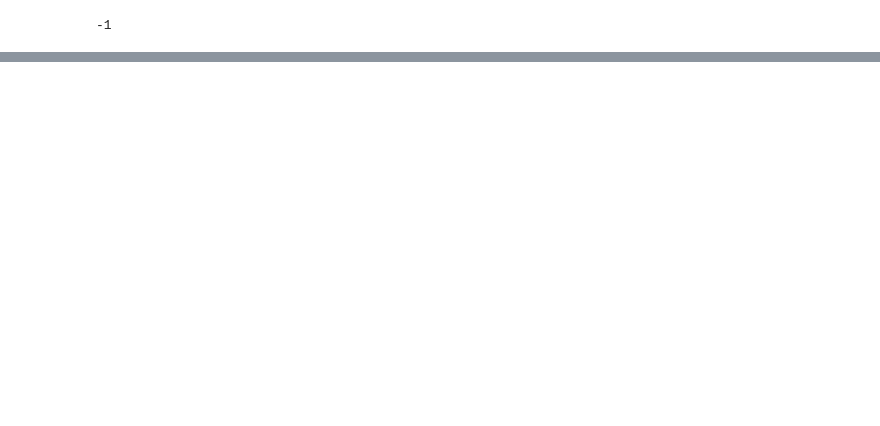
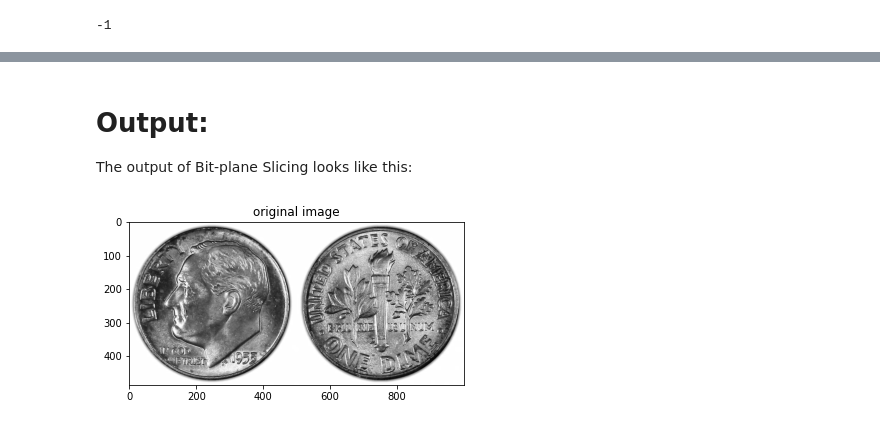
Before and after one commit to KhomZ/image-processing-and-pattern-recognition, a Jupyter notebook: IPPR/DIP/Bit-plane Slicing/bitplane-slicing.ipynb, the cells around one changed output, grey strips where cells are left out. Cells and saved outputs as stored; diff of their text form; code cells hidden in the pictures; blank space fills up the shorter version.

```diff
--- a/IPPR/DIP/Bit-plane Slicing/bitplane-slicing.ipynb
+++ b/IPPR/DIP/Bit-plane Slicing/bitplane-slicing.ipynb
@@ -69,0 +75,10 @@ cv2.imwrite(file_name_path, final)
+# %% [markdown]
+# Output:
+The output of Bit-plane Slicing looks like this:
+# %%
+# show original image
+plt.imshow(img)
+plt.title('original image')
+plt.set_cmap('gray')
+# %% [output]
+[figure, added]
```
Also changed, not shown: parts of 10 cells of this notebook, 1 other file.
